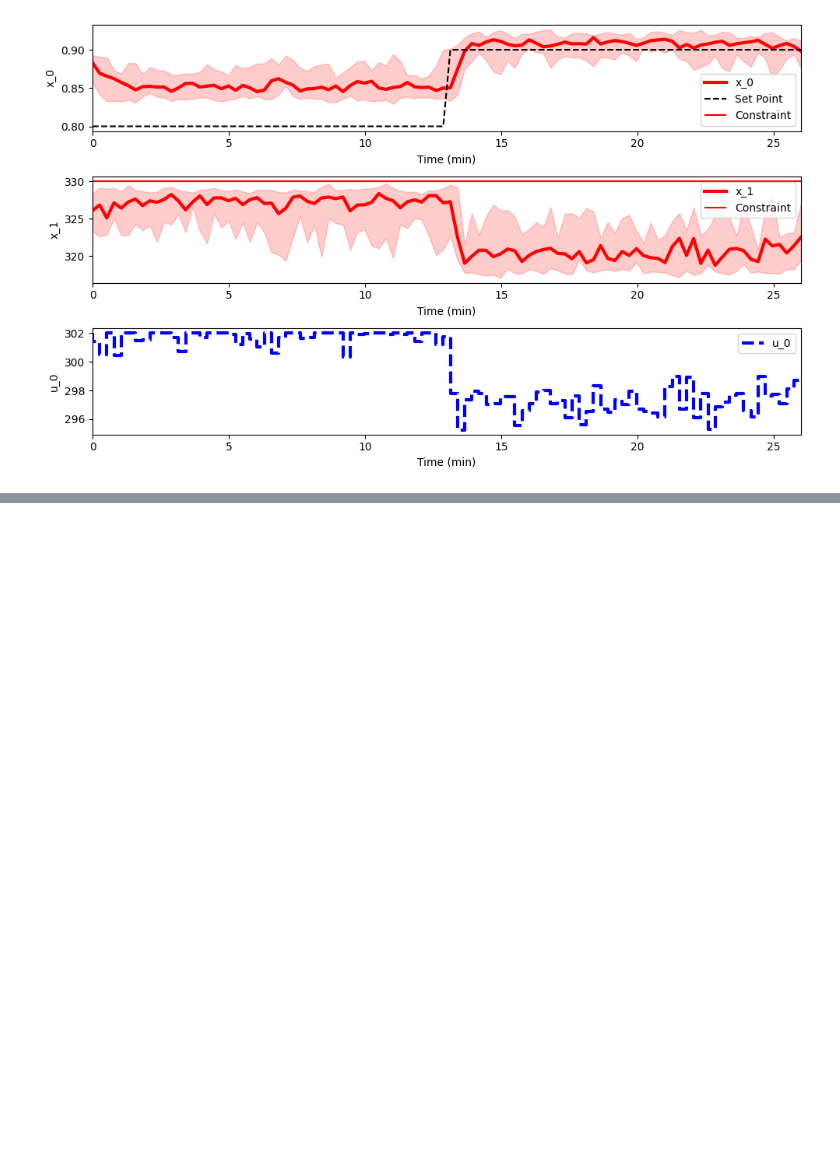
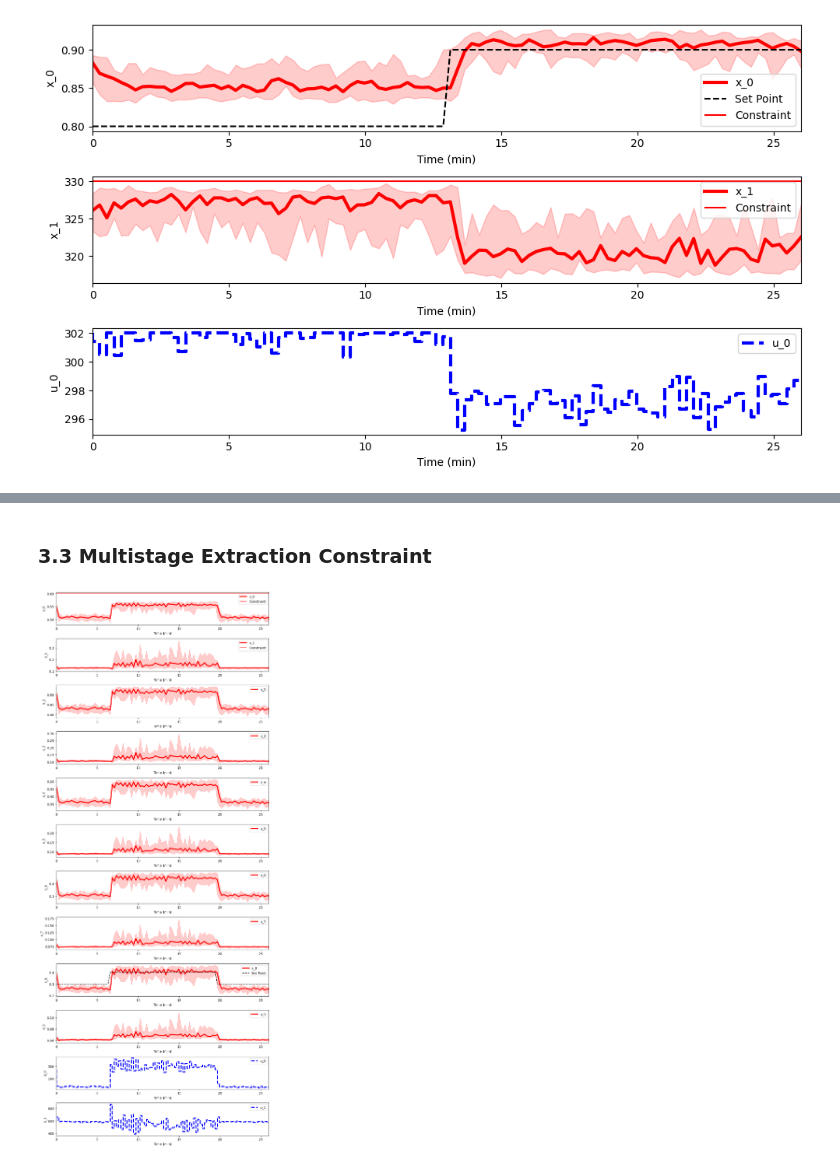
Before and after one commit to MaximilianB2/pc-gym, a Jupyter notebook: pc-gym/pc_gym showcase (PPO).ipynb, the cells around one changed output, grey strips where cells are left out. Saved outputs shown, nothing was run; the diff lists cells and outputs as text; code cells hidden in the pictures; blank space fills up the shorter version.

```diff
--- a/pc-gym/pc_gym showcase (PPO).ipynb
+++ b/pc-gym/pc_gym showcase (PPO).ipynb
@@ -369,0 +384,23 @@ env.plot_rollout(cons_policy,10)
+# %% [markdown]
+### 3.3 Multistage Extraction Constraint
+# %%
+cons = {
+    '0': 0.6,
+    '1' :None
+}
+
+cons_type = {
+    '0':'<='
+}
+
+env_params_ms.update({
+'done_on_cons_vio':False,
+'constraints': cons,
+'cons_type': cons_type,
+'r_penalty': True})
+env_params_ms.get('constraints') is not None
+env = Models_env(env_params_ms)
+# %%
+env.plot_rollout(ms_policy,10)
+# %% [output]
+[figure, added]
```
Also changed, not shown: parts of 11 cells of this notebook, 1 other file.
